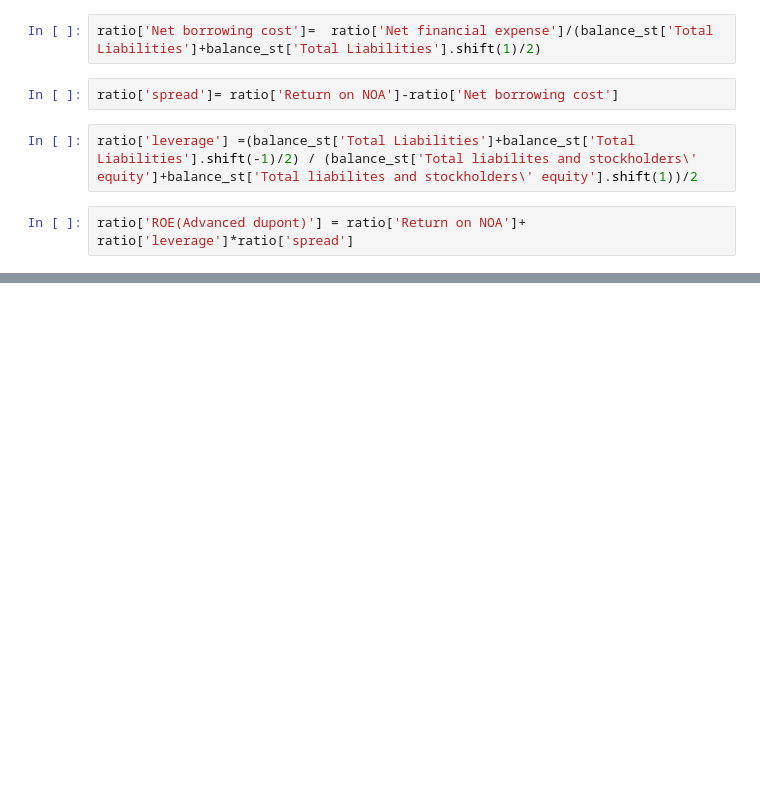
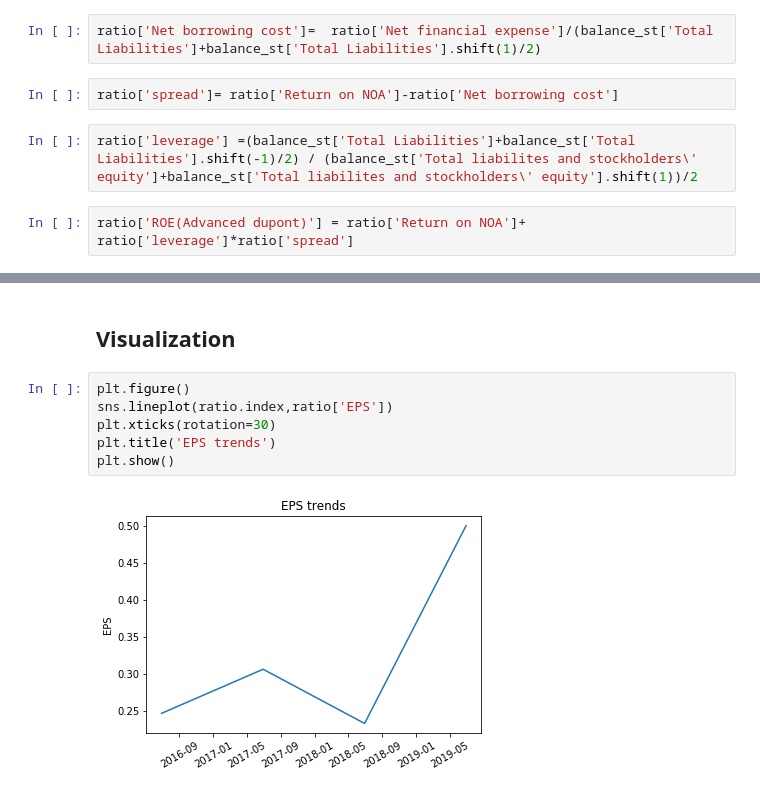
Before and after one commit to dsjoench/business_val, a Jupyter notebook: Financial Analysis .ipynb, the cells around one changed output, grey strips where cells are left out. Drawn from its saved outputs; the diff is of its cells as text; blank space fills up the shorter version.

Commit message:
plot

```diff
--- a/Financial Analysis .ipynb
+++ b/Financial Analysis .ipynb
@@ -183,2 +187,12 @@ ratio
 | 2019-06-29 | 0.499745 | 0.101813 | 0.366334 | NaN | NaN | ... |
 | 2019-12-31 | NaN | 0.163890 | 0.360199 | NaN | NaN | ... |
+# %% [markdown]
+## Visualization
+# %%
+plt.figure()
+sns.lineplot(ratio.index,ratio['EPS'])
+plt.xticks(rotation=30)
+plt.title('EPS trends')
+plt.show()
+# %% [output]
+[figure, added]
```
Also changed, not shown: parts of 6 cells of this notebook.
